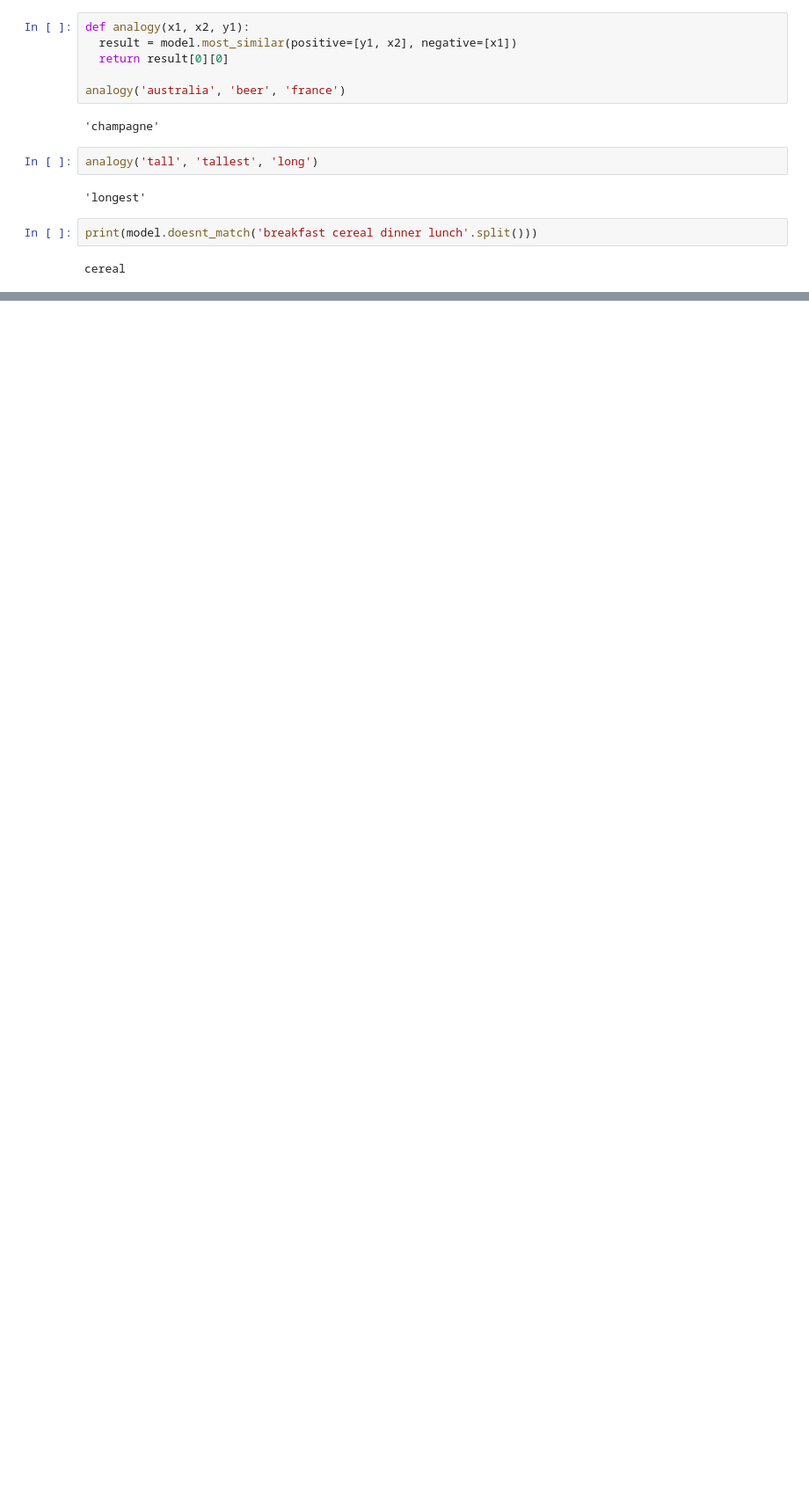
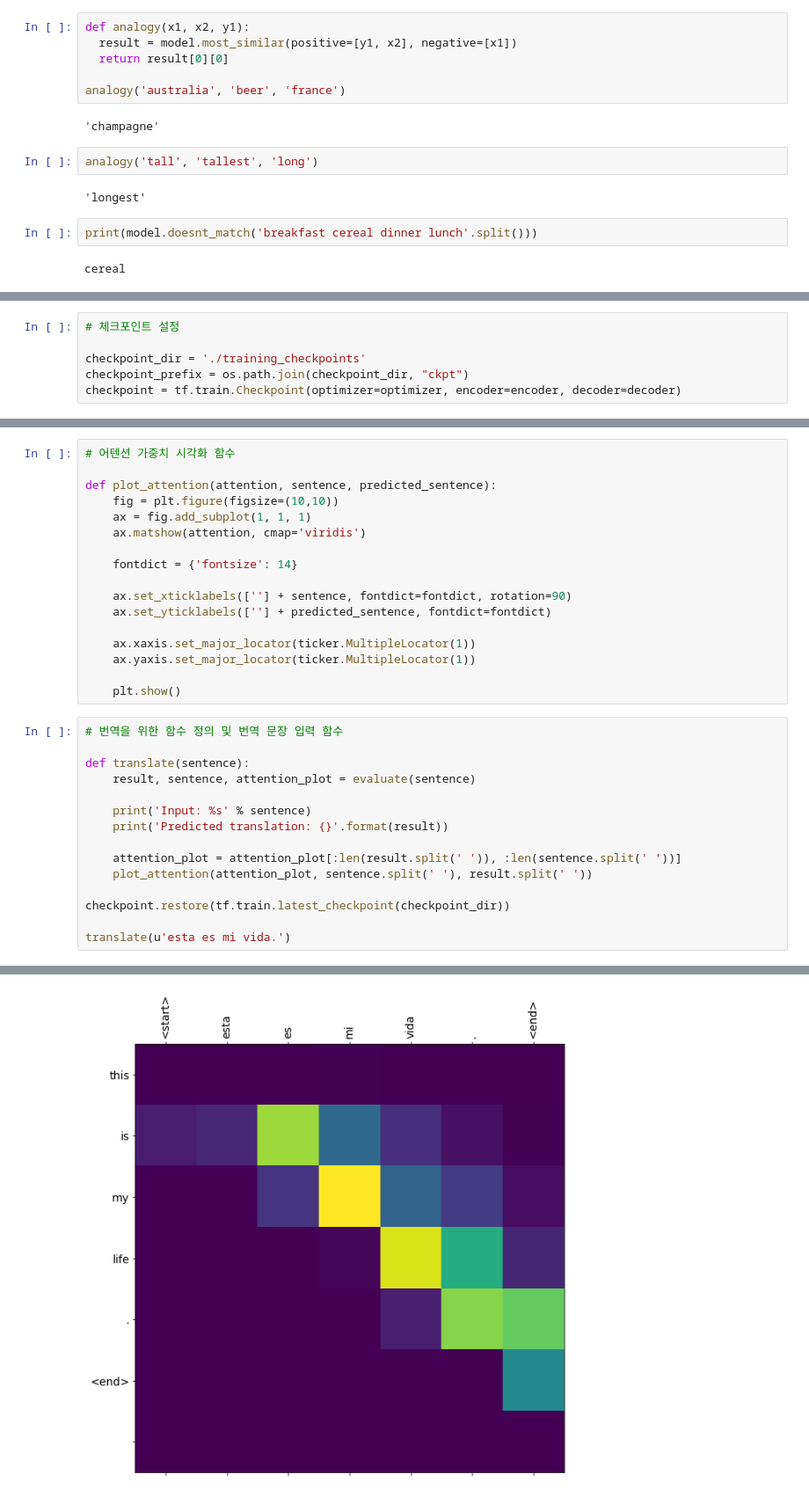
Before and after one commit to gksthdals/TensorFlow, a Jupyter notebook: Chapter10.ipynb, the cells around one changed output, grey strips where cells are left out. Shown at 88% size. Drawn from its saved outputs; the diff is of its cells as text; blank space fills up the shorter version.

```diff
--- a/Chapter10.ipynb
+++ b/Chapter10.ipynb
@@ -292,0 +470,6 @@ cereal
+# %%
+# 체크포인트 설정
+
+checkpoint_dir = './training_checkpoints'
+checkpoint_prefix = os.path.join(checkpoint_dir, "ckpt")
+checkpoint = tf.train.Checkpoint(optimizer=optimizer, encoder=encoder, decoder=decoder)
@@ -292,0 +565,33 @@ cereal
+# %%
+# 어텐션 가중치 시각화 함수
+
+def plot_attention(attention, sentence, predicted_sentence):
+    fig = plt.figure(figsize=(10,10))
+    ax = fig.add_subplot(1, 1, 1)
+    ax.matshow(attention, cmap='viridis')
+
+    fontdict = {'fontsize': 14}
+
+    ax.set_xticklabels([''] + sentence, fontdict=fontdict, rotation=90)
+    ax.set_yticklabels([''] + predicted_sentence, fontdict=fontdict)
+
+    ax.xaxis.set_major_locator(ticker.MultipleLocator(1))
+    ax.yaxis.set_major_locator(ticker.MultipleLocator(1))
+
+    plt.show()
+# %%
+# 번역을 위한 함수 정의 및 번역 문장 입력 함수
+
+def translate(sentence):
+    result, sentence, attention_plot = evaluate(sentence)
+
+    print('Input: %s' % sentence)
+    print('Predicted translation: {}'.format(result))
+
+    attention_plot = attention_plot[:len(result.split(' ')), :len(sentence.split(' '))]
+    plot_attention(attention_plot, sentence.split(' '), result.split(' '))
+
+checkpoint.restore(tf.train.latest_checkpoint(checkpoint_dir))
+
+translate(u'esta es mi vida.')
+# %% [output]
@@ -292,0 +600 @@ cereal
+[figure, added]
```
Also changed, not shown: parts of 41 cells of this notebook.
